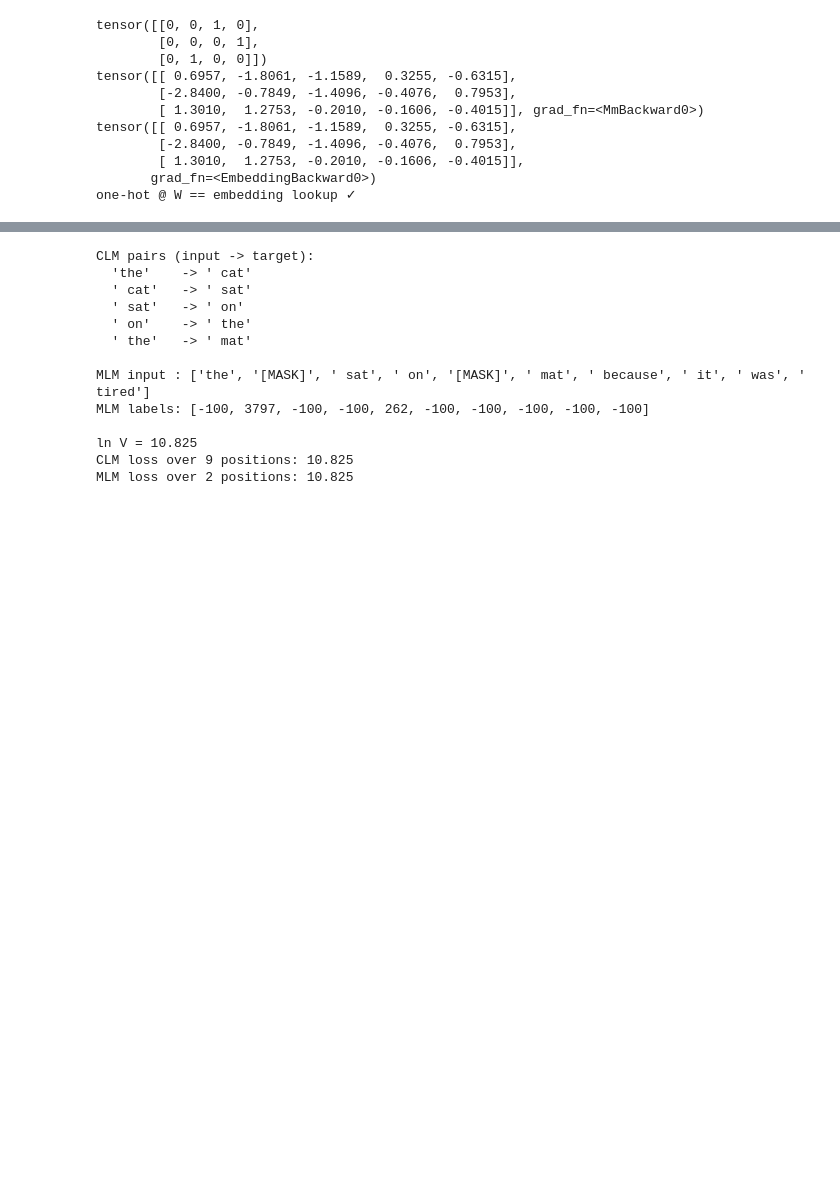
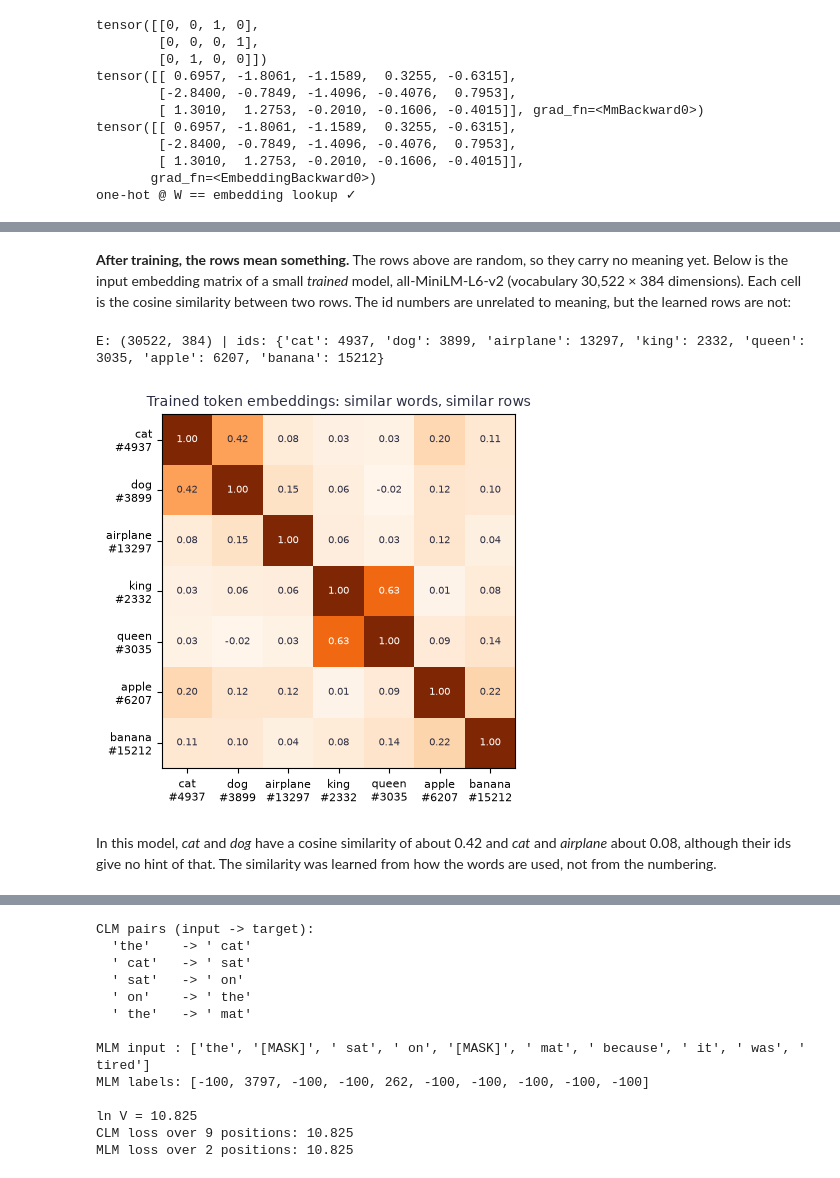
Before and after one commit to chungenyu6/ai-learning-notebooks, a Jupyter notebook: 02-LLM/live/01_tokenization_clm_mlm.ipynb, the cells around one changed output, grey strips where cells are left out. Cells and saved outputs as stored; diff of their text form; code cells hidden in the pictures; blank space fills up the shorter version.

```diff
--- a/02-LLM/live/01_tokenization_clm_mlm.ipynb
+++ b/02-LLM/live/01_tokenization_clm_mlm.ipynb
@@ -44,6 +47,14 @@ except ImportError:                                  # Colab: install once
     import tiktoken
 import torch
 import torch.nn.functional as F
+import matplotlib.pyplot as plt
+try:
+    from sentence_transformers import SentenceTransformer
+except ImportError:                                  # Colab: install once
+    subprocess.check_call([sys.executable, "-m", "pip", "install", "-q", "sentence-transformers"])
+    from sentence_transformers import SentenceTransformer
+
+INK, ACCENT, SOFT, BLUE = "#2b2d42", "#ef8354", "#bfc0c0", "#4f5d75"
 
 print("torch", torch.__version__, "| tiktoken", tiktoken.__version__)
 # %% [output]
@@ -629,6 +658,37 @@ In a GPT, the token embedding is **added** to a positional embedding to form the
 <img src="https://github.com/chungenyu6/ai-learning-notebooks/blob/main/02-LLM/live/01-tokenization_clm_mlm/img/ch02_19.webp?raw=true" width="380px">
 
 *Figure: the input-embedding pipeline — text → tokens → ids → token embeddings + positional embeddings. Source: Raschka, LLMs-from-scratch Ch2 (original image `ch02_compressed/19.webp`).*
+# %% [markdown]
+**After training, the rows mean something.** The rows above are random, so they carry no meaning yet. Below is the input embedding matrix of a small *trained* model, all-MiniLM-L6-v2 (vocabulary 30,522 × 384 dimensions). Each cell is the cosine similarity between two rows. The id numbers are unrelated to meaning, but the learned rows are not:
+# %%
+# A trained embedding matrix: cosine similarity between rows (one row per token id)
+st_model = SentenceTransformer("sentence-transformers/all-MiniLM-L6-v2", device="cpu")
+encoder, st_tok = st_model[0].auto_model, st_model.tokenizer
+E = encoder.embeddings.word_embeddings.weight.detach()          # (30522, 384)
+
+words = ["cat", "dog", "airplane", "king", "queen", "apple", "banana"]
+ids_ = [st_tok.convert_tokens_to_ids(w) for w in words]
+rows = F.normalize(E[ids_], dim=-1)
+sim_words = rows @ rows.T
+print("E:", tuple(E.shape), "| ids:", dict(zip(words, ids_)))
+
+fig, ax = plt.subplots(figsize=(5.2, 4.4))
+ax.imshow(sim_words, cmap="Oranges", vmin=0, vmax=1)
+labels = [f"{w}\n#{i}" for w, i in zip(words, ids_)]
+ax.set_xticks(range(len(words)), labels, fontsize=8); ax.set_yticks(range(len(words)), labels, fontsize=8)
+for i in range(len(words)):
+    for j in range(len(words)):
+        ax.text(j, i, f"{sim_words[i, j]:.2f}", ha="center", va="center", fontsize=7,
+                color="white" if sim_words[i, j] > 0.6 else INK)
+ax.set_title("Trained token embeddings: similar words, similar rows", color=INK, fontsize=10)
+plt.tight_layout(); plt.show()
+
+assert sim_words[0, 1] > sim_words[0, 2]       # cat is closer to dog than to airplane
+# %% [output]
+E: (30522, 384) | ids: {'cat': 4937, 'dog': 3899, 'airplane': 13297, 'king': 2332, 'queen': 3035, 'apple': 6207, 'banana': 15212}
+[figure, added]
+# %% [markdown]
+In this model, *cat* and *dog* have a cosine similarity of about 0.42 and *cat* and *airplane* about 0.08, although their ids give no hint of that. The similarity was learned from how the words are used, not from the numbering.
 # %% [markdown]
 ## 7. What do we predict? Causal LM vs masked LM
 
```
Also changed, not shown: parts of 23 cells of this notebook, 4 other files.
